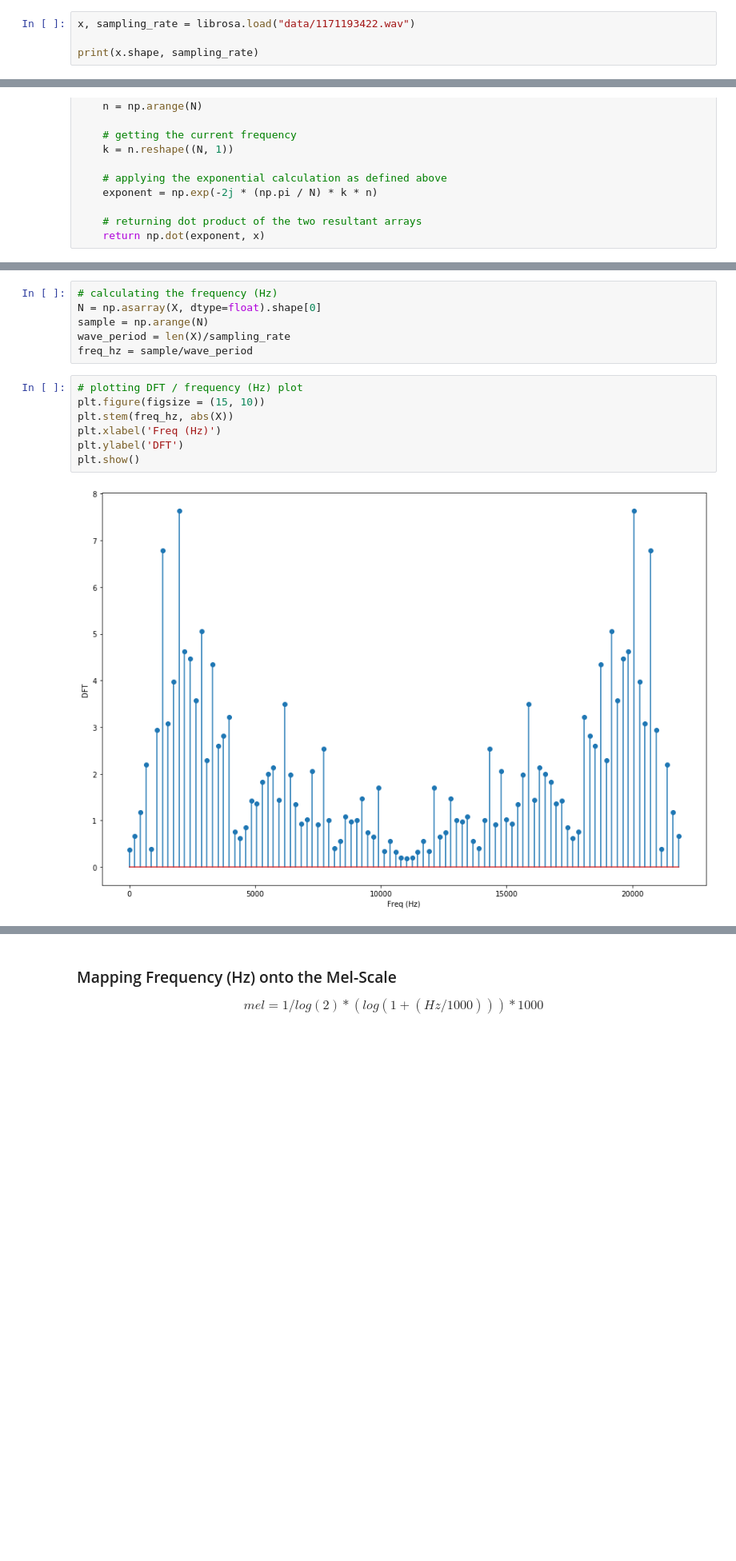
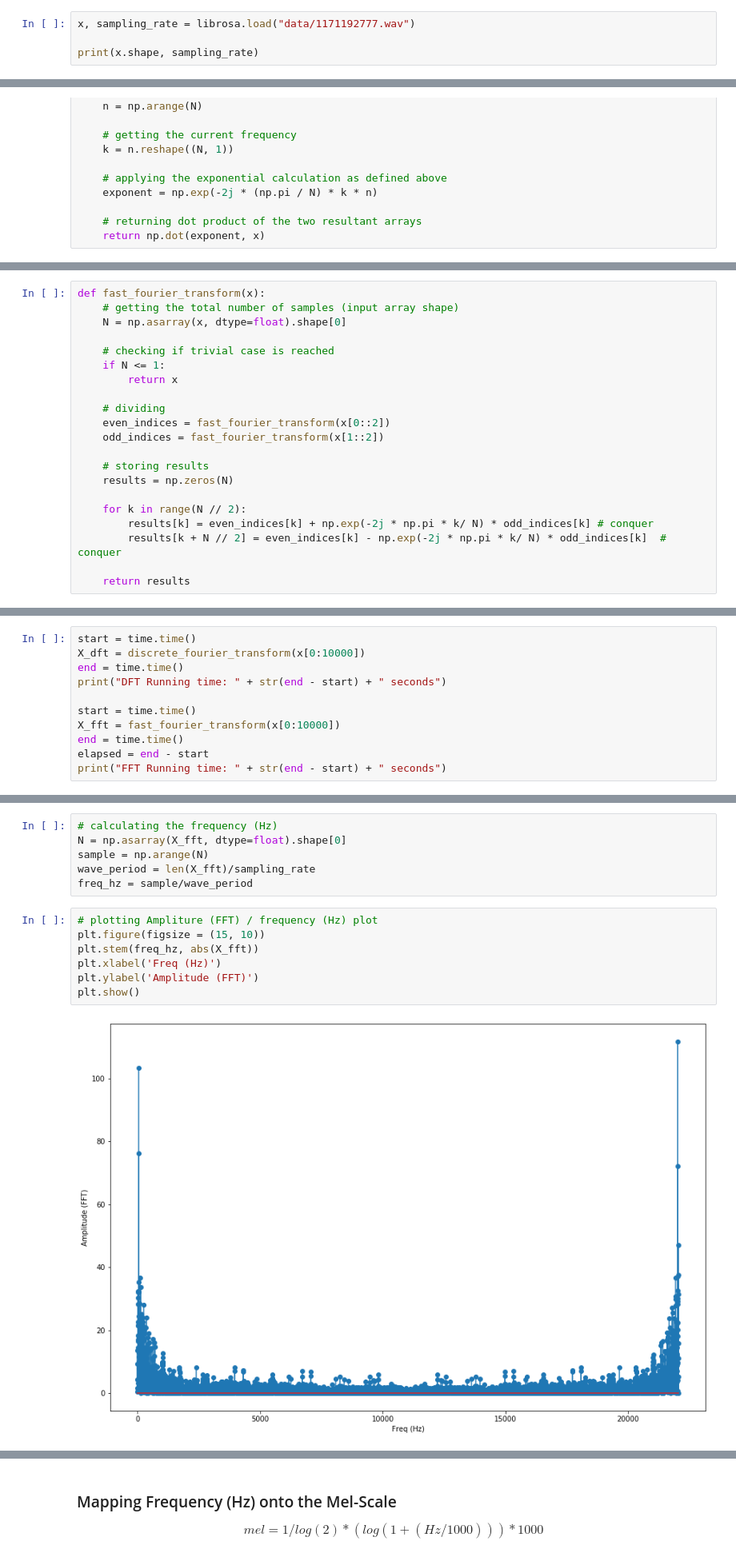
Before and after one commit to jaddoughman/Audio-Data-Pre-Processing, a Jupyter notebook: Sound Cloud Audio Pre-Processing.ipynb, the cells around one changed output, grey strips where cells are left out. Shown at 80% size. Drawn from its saved outputs; the diff is of its cells as text; blank space fills up the shorter version.

```diff
--- a/Sound Cloud Audio Pre-Processing.ipynb
+++ b/Sound Cloud Audio Pre-Processing.ipynb
@@ -154,5 +162,5 @@ Finally, your must convert your spectrogram from Hz range to the mel-scale. More
 # %%
-x, sampling_rate = librosa.load("data/1171193422.wav")
+x, sampling_rate = librosa.load("data/1171192777.wav")
 
 print(x.shape, sampling_rate)
 # %% [output]
@@ -192,0 +208,21 @@ X = discrete_fourier_transform(x[0:100])
+# %%
+def fast_fourier_transform(x):
+    # getting the total number of samples (input array shape)
+    N = np.asarray(x, dtype=float).shape[0]
+
+    # checking if trivial case is reached
+    if N <= 1:
+        return x
+
+    # dividing
+    even_indices = fast_fourier_transform(x[0::2])
+    odd_indices = fast_fourier_transform(x[1::2])
+
+    # storing results
+    results = np.zeros(N)
+
+    for k in range(N // 2):
+        results[k] = even_indices[k] + np.exp(-2j * np.pi * k/ N) * odd_indices[k] # conquer
+        results[k + N // 2] = even_indices[k] - np.exp(-2j * np.pi * k/ N) * odd_indices[k]  # conquer
+
+    return results
@@ -192,0 +231,11 @@ X = discrete_fourier_transform(x[0:100])
+# %%
+start = time.time()
+X_dft = discrete_fourier_transform(x[0:10000])
+end = time.time()
+print("DFT Running time: " + str(end - start) + " seconds")
+
+start = time.time()
+X_fft = fast_fourier_transform(x[0:10000])
+end = time.time()
+elapsed = end - start
+print("FFT Running time: " + str(end - start) + " seconds")
@@ -193,15 +247,15 @@ X = discrete_fourier_transform(x[0:100])
 # %%
 # calculating the frequency (Hz)
-N = np.asarray(X, dtype=float).shape[0]
+N = np.asarray(X_fft, dtype=float).shape[0]
 sample = np.arange(N)
-wave_period = len(X)/sampling_rate
+wave_period = len(X_fft)/sampling_rate
 freq_hz = sample/wave_period
 # %%
-# plotting DFT / frequency (Hz) plot
+# plotting Ampliture (FFT) / frequency (Hz) plot
 plt.figure(figsize = (15, 10))
-plt.stem(freq_hz, abs(X))
+plt.stem(freq_hz, abs(X_fft))
 plt.xlabel('Freq (Hz)')
-plt.ylabel('DFT')
+plt.ylabel('Amplitude (FFT)')
 plt.show()
 # %% [output]
-[figure, old version]
+[figure, new version]
```
Also changed, not shown: parts of 19 cells of this notebook, 6 other files.
